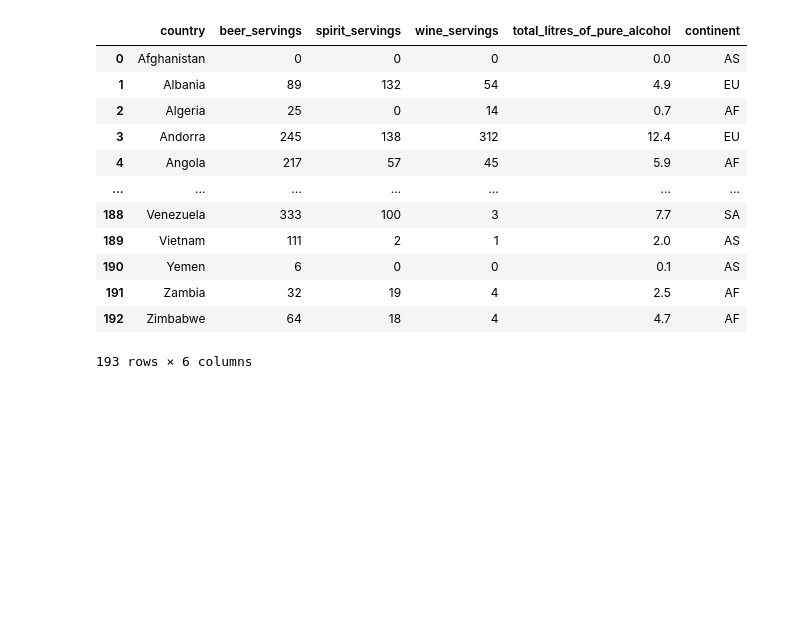
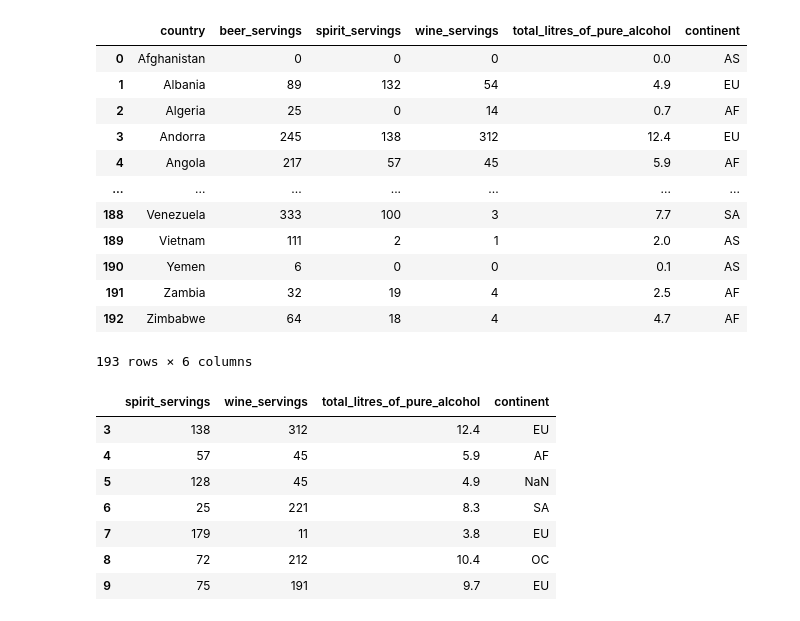
Before and after one commit to ProgressBG-Python-Course/ProgressBG-Python-Labs, a Jupyter notebook: Lab13/first_notebook.ipynb, the cells around one changed output. Drawn from its saved outputs; the diff is of its cells as text; code cells hidden in the pictures; blank space fills up the shorter version.

```diff
--- a/Lab13/first_notebook.ipynb
+++ b/Lab13/first_notebook.ipynb
@@ -249,4 +249,15 @@ df
 | 191 | Zambia | 32 | 19 | 4 | 2.5 | AF |
 | 192 | Zimbabwe | 64 | 18 | 4 | 4.7 | AF |
 193 rows × 6 columns
+# %%
+df.iloc[3:10,2:6]
+# %% [output]
+|  | spirit_servings | wine_servings | total_litres_of_pure_alcohol | continent |
+| 3 | 138 | 312 | 12.4 | EU |
+| 4 | 57 | 45 | 5.9 | AF |
+| 5 | 128 | 45 | 4.9 | NaN |
+| 6 | 25 | 221 | 8.3 | SA |
+| 7 | 179 | 11 | 3.8 | EU |
+| 8 | 72 | 212 | 10.4 | OC |
+| 9 | 75 | 191 | 9.7 | EU |
 # %%
```
Also changed, not shown: parts of 4 cells of this notebook, 8 other files.
